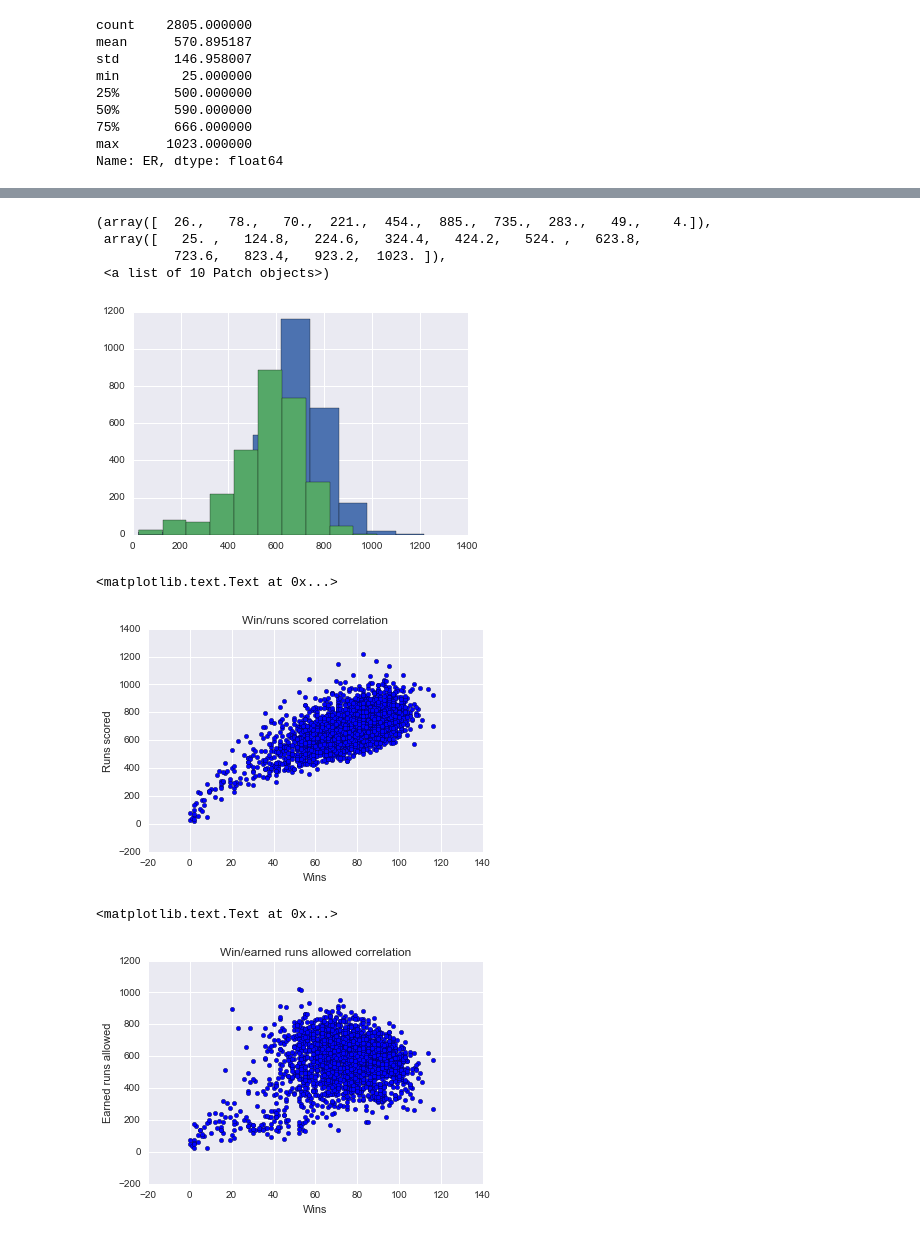
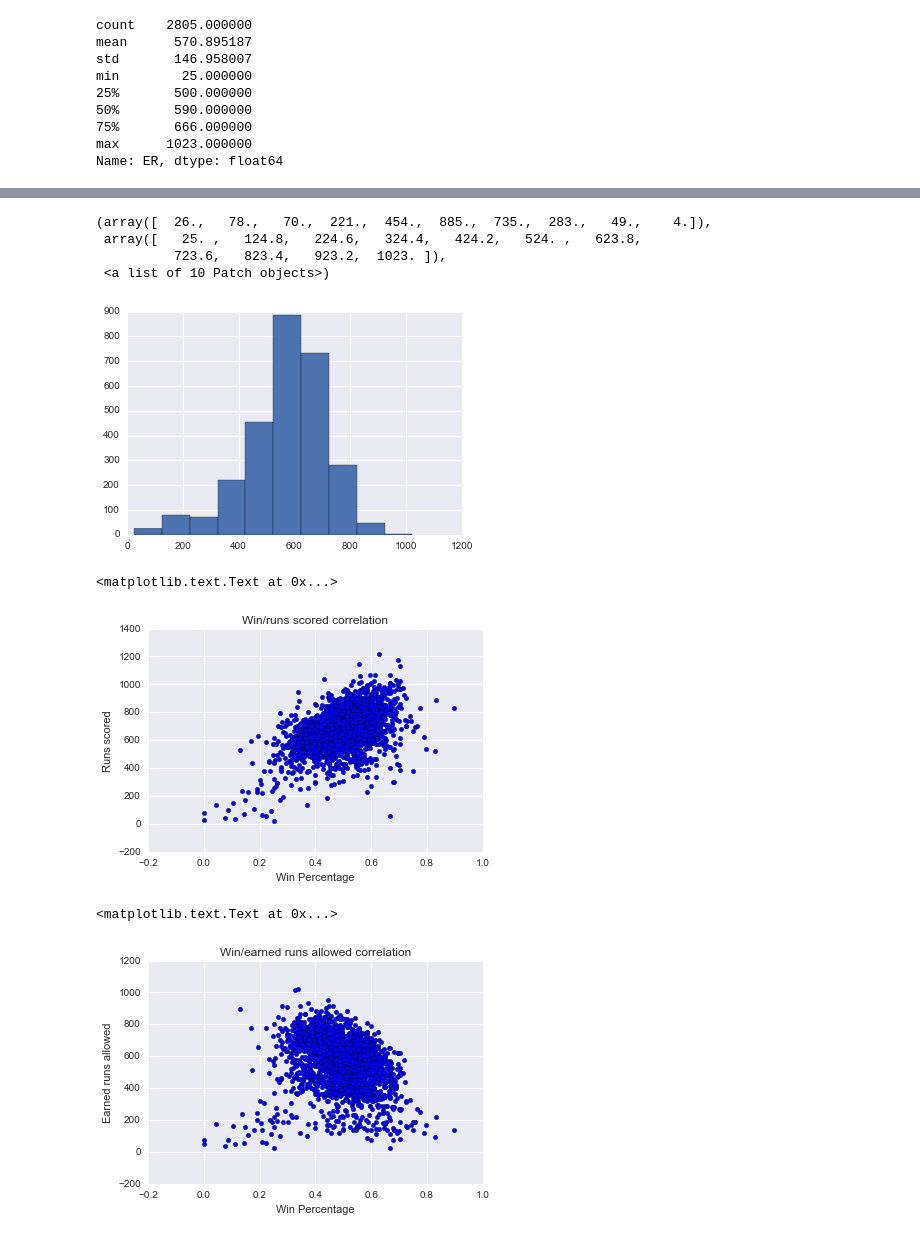
Before and after one commit to tenchjames/BaseballDataAnalysis, a Jupyter notebook: BaseballAnalysis.ipynb, the cells around one changed output, grey strips where cells are left out. Cells and saved outputs as stored; diff of their text form; code cells hidden in the pictures.

Commit message:
moved to percent of wins in analysis

```diff
--- a/BaseballAnalysis.ipynb
+++ b/BaseballAnalysis.ipynb
@@ -152,6 +158,6 @@ Although a correlation of 0.38 is higher than 0.25 reported by salaries, this is
 # %%
-# Question three data. do better offensive stats, or defensive stats correlate to more wins?
-wins = teams_df['W']
+# Question three data. Do better offensive, or defensive stats correlate to more wins?
+win_percent = teams_df['winPercent']
 runs = teams_df['R']
 earned_runs_allowed = teams_df['ER']
 # %%
@@ -189,25 +205,24 @@ Name: ER, dtype: float64
 # %%
-plt.hist(runs)
 plt.hist(earned_runs_allowed)
 # %% [output]
 (array([  26.,   78.,   70.,  221.,  454.,  885.,  735.,  283.,   49.,    4.]),
  array([   25. ,   124.8,   224.6,   324.4,   424.2,   524. ,   623.8,
           723.6,   823.4,   923.2,  1023. ]),
  <a list of 10 Patch objects>)
-[figure, old version]
+[figure, new version]
 # %%
-plt.scatter(wins, runs)
+plt.scatter(win_percent, runs)
 plt.title("Win/runs scored correlation")
-plt.xlabel("Wins")
+plt.xlabel("Win Percentage")
 plt.ylabel("Runs scored")
 # %% [output]
 <matplotlib.text.Text at 0x...>
-[figure, old version]
+[figure, new version]
 # %%
-plt.scatter(wins, earned_runs_allowed)
+plt.scatter(win_percent, earned_runs_allowed)
 plt.title("Win/earned runs allowed correlation")
-plt.xlabel("Wins")
+plt.xlabel("Win Percentage")
 plt.ylabel("Earned runs allowed")
 # %% [output]
 <matplotlib.text.Text at 0x...>
-[figure, old version]
+[figure, new version]
```
Also changed, not shown: parts of 31 cells of this notebook.
